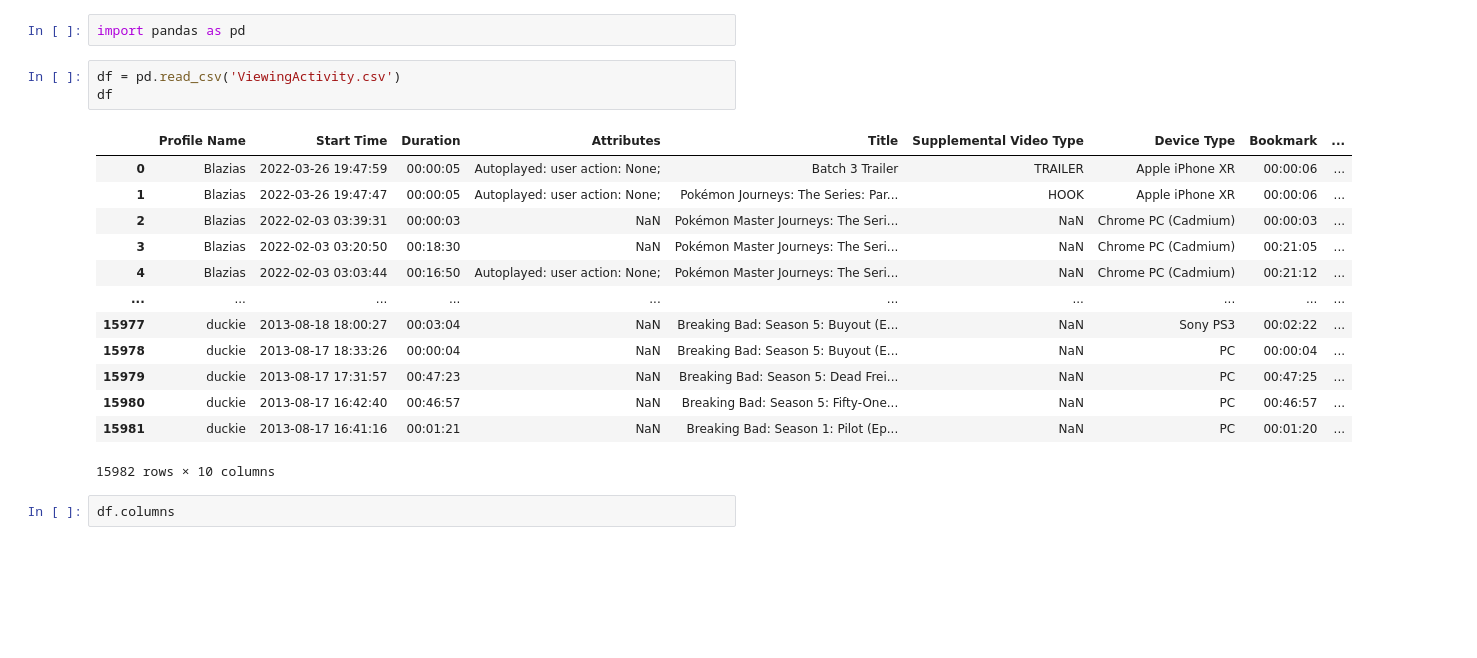
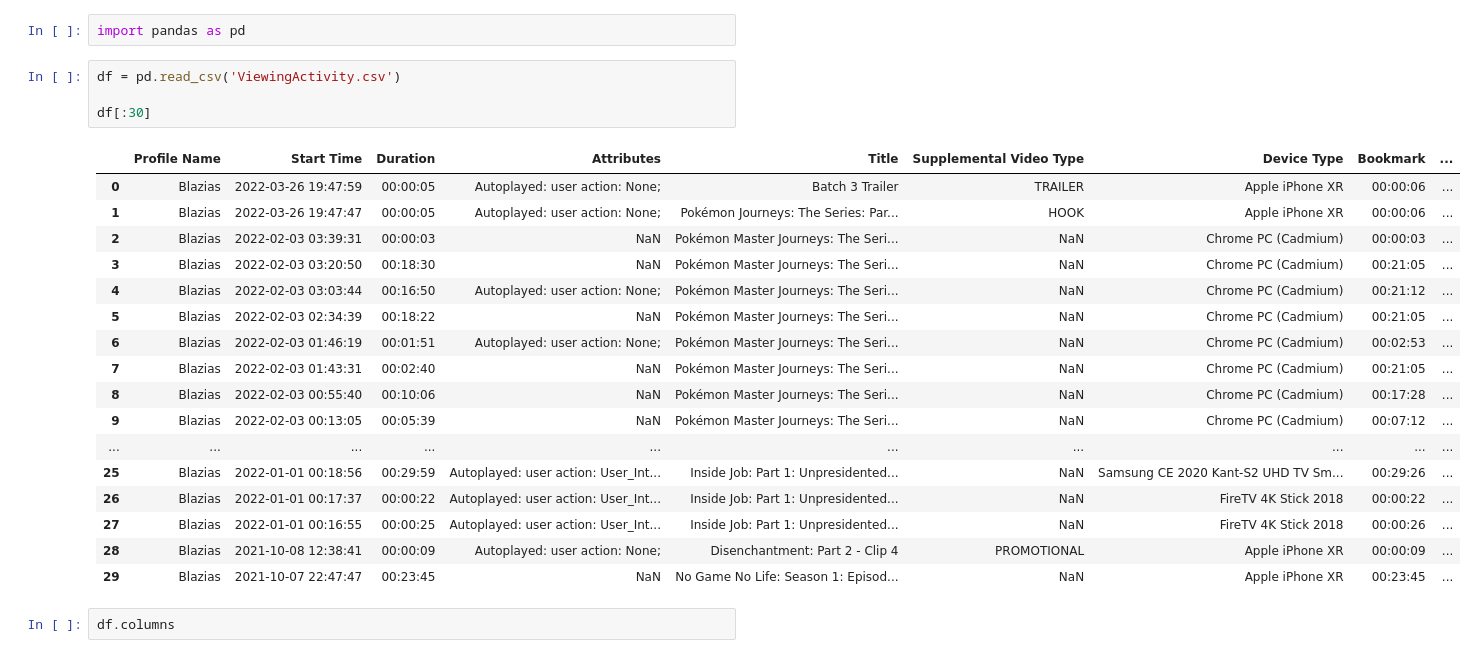
Before and after one commit to darrenc9828/My_Netflix_data_analysis, a Jupyter notebook: My_Netflix_data_analysis.ipynb, the cells around one changed output. Saved outputs shown, nothing was run; the diff lists cells and outputs as text; blank space fills up the shorter version.

```diff
--- a/My_Netflix_data_analysis.ipynb
+++ b/My_Netflix_data_analysis.ipynb
@@ -2,21 +2,26 @@
 import pandas as pd
 # %%
 df = pd.read_csv('ViewingActivity.csv')
-df
+
+df[:30]
 # %% [output]
 |  | Profile Name | Start Time | Duration | Attributes | Title | Supplemental Video Type | Device Type | Bookmark | ... |
 | 0 | Blazias | 2022-03-26 19:47:59 | 00:00:05 | Autoplayed: user action: None; | Batch 3 Trailer | TRAILER | Apple iPhone XR | 00:00:06 | ... |
 | 1 | Blazias | 2022-03-26 19:47:47 | 00:00:05 | Autoplayed: user action: None; | Pokémon Journeys: The Series: Par... | HOOK | Apple iPhone XR | 00:00:06 | ... |
 | 2 | Blazias | 2022-02-03 03:39:31 | 00:00:03 | NaN | Pokémon Master Journeys: The Seri... | NaN | Chrome PC (Cadmium) | 00:00:03 | ... |
 | 3 | Blazias | 2022-02-03 03:20:50 | 00:18:30 | NaN | Pokémon Master Journeys: The Seri... | NaN | Chrome PC (Cadmium) | 00:21:05 | ... |
 | 4 | Blazias | 2022-02-03 03:03:44 | 00:16:50 | Autoplayed: user action: None; | Pokémon Master Journeys: The Seri... | NaN | Chrome PC (Cadmium) | 00:21:12 | ... |
+| 5 | Blazias | 2022-02-03 02:34:39 | 00:18:22 | NaN | Pokémon Master Journeys: The Seri... | NaN | Chrome PC (Cadmium) | 00:21:05 | ... |
+| 6 | Blazias | 2022-02-03 01:46:19 | 00:01:51 | Autoplayed: user action: None; | Pokémon Master Journeys: The Seri... | NaN | Chrome PC (Cadmium) | 00:02:53 | ... |
+| 7 | Blazias | 2022-02-03 01:43:31 | 00:02:40 | NaN | Pokémon Master Journeys: The Seri... | NaN | Chrome PC (Cadmium) | 00:21:05 | ... |
+| 8 | Blazias | 2022-02-03 00:55:40 | 00:10:06 | NaN | Pokémon Master Journeys: The Seri... | NaN | Chrome PC (Cadmium) | 00:17:28 | ... |
+| 9 | Blazias | 2022-02-03 00:13:05 | 00:05:39 | NaN | Pokémon Master Journeys: The Seri... | NaN | Chrome PC (Cadmium) | 00:07:12 | ... |
 | ... | ... | ... | ... | ... | ... | ... | ... | ... | ... |
-| 15977 | duckie | 2013-08-18 18:00:27 | 00:03:04 | NaN | Breaking Bad: Season 5: Buyout (E... | NaN | Sony PS3 | 00:02:22 | ... |
-| 15978 | duckie | 2013-08-17 18:33:26 | 00:00:04 | NaN | Breaking Bad: Season 5: Buyout (E... | NaN | PC | 00:00:04 | ... |
-| 15979 | duckie | 2013-08-17 17:31:57 | 00:47:23 | NaN | Breaking Bad: Season 5: Dead Frei... | NaN | PC | 00:47:25 | ... |
-| 15980 | duckie | 2013-08-17 16:42:40 | 00:46:57 | NaN | Breaking Bad: Season 5: Fifty-One... | NaN | PC | 00:46:57 | ... |
-| 15981 | duckie | 2013-08-17 16:41:16 | 00:01:21 | NaN | Breaking Bad: Season 1: Pilot (Ep... | NaN | PC | 00:01:20 | ... |
+| 25 | Blazias | 2022-01-01 00:18:56 | 00:29:59 | Autoplayed: user action: User_Int... | Inside Job: Part 1: Unpresidented... | NaN | Samsung CE 2020 Kant-S2 UHD TV Sm... | 00:29:26 | ... |
+| 26 | Blazias | 2022-01-01 00:17:37 | 00:00:22 | Autoplayed: user action: User_Int... | Inside Job: Part 1: Unpresidented... | NaN | FireTV 4K Stick 2018 | 00:00:22 | ... |
+| 27 | Blazias | 2022-01-01 00:16:55 | 00:00:25 | Autoplayed: user action: User_Int... | Inside Job: Part 1: Unpresidented... | NaN | FireTV 4K Stick 2018 | 00:00:26 | ... |
+| 28 | Blazias | 2021-10-08 12:38:41 | 00:00:09 | Autoplayed: user action: None; | Disenchantment: Part 2 - Clip 4 | PROMOTIONAL | Apple iPhone XR | 00:00:09 | ... |
+| 29 | Blazias | 2021-10-07 22:47:47 | 00:23:45 | NaN | No Game No Life: Season 1: Episod... | NaN | Apple iPhone XR | 00:23:45 | ... |
-15982 rows × 10 columns
 # %%
 df.columns
 # %% [output]
```
Also changed, not shown: parts of 1 cell of this notebook.
